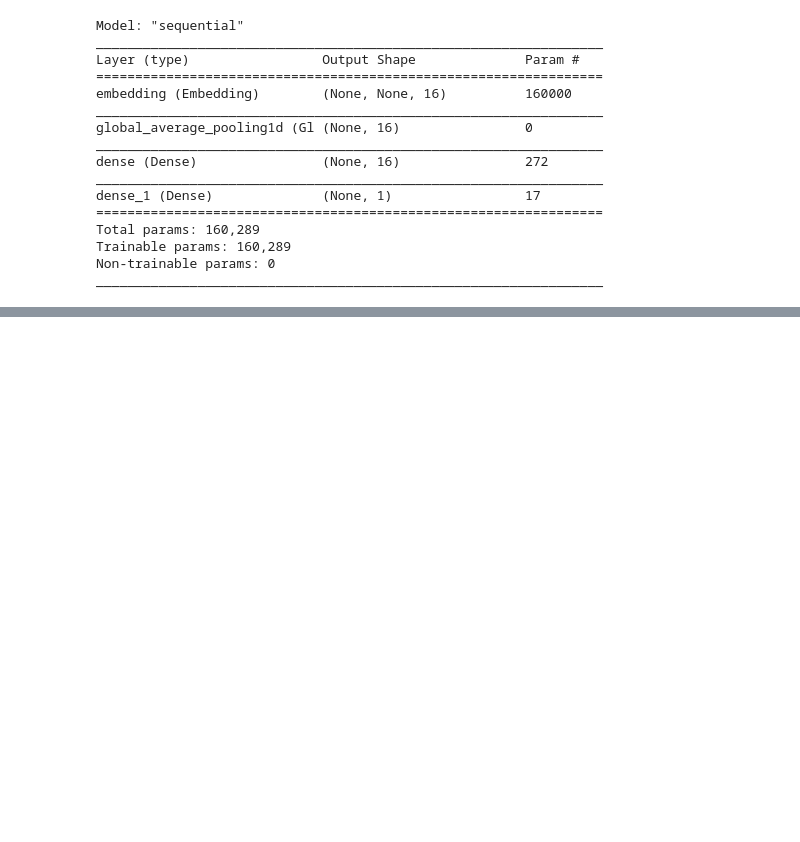
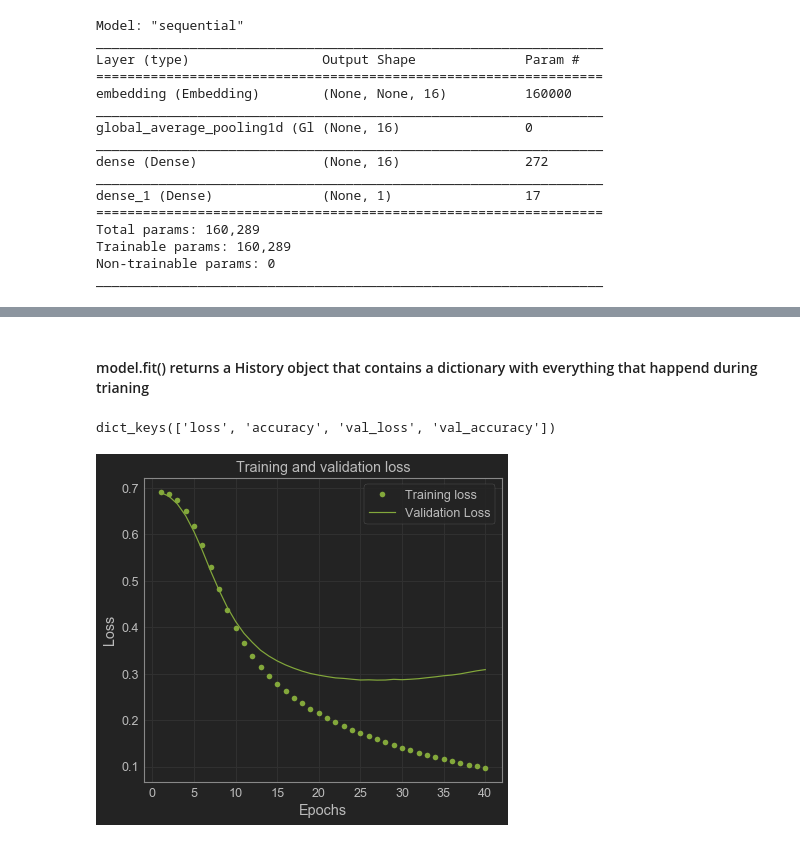
Before and after one commit to jessiemjones/TF-2.0-text-classification, a Jupyter notebook: TF 2.0 text classification.ipynb, the cells around one changed output, grey strips where cells are left out. Saved outputs shown, nothing was run; the diff lists cells and outputs as text; code cells hidden in the pictures; blank space fills up the shorter version.

Commit message:
trained model.  Overfitted

```diff
--- a/TF 2.0 text classification.ipynb
+++ b/TF 2.0 text classification.ipynb
@@ -109,3 +109,7 @@ Total params: 160,289
 Trainable params: 160,289
 Non-trainable params: 0
 _________________________________________________________________
+# %%
+model.compile(optimizer='adam',
+             loss='binary_crossentropy',
+             metrics=['accuracy'])
@@ -111,0 +118,6 @@ _________________________________________________________________
+# %%
+x_val = train_data[:10000]
+partial_x_train = train_data[10000:]
+
+y_val = train_labels[:10000]
+partial_y_train = train_labels[10000:]
@@ -111,0 +126,7 @@ _________________________________________________________________
+# %%
+history = model.fit(partial_x_train,
+                   partial_y_train,
+                   epochs = 40,
+                   batch_size=512,
+                   validation_data=(x_val, y_val),
+                   verbose=1)
@@ -111,0 +158,31 @@ _________________________________________________________________
+# %% [markdown]
+#### model.fit() returns a History object that contains a dictionary with everything that happend during trianing
+# %%
+history_dict = history.history
+history_dict.keys()
+# %% [output]
+dict_keys(['loss', 'accuracy', 'val_loss', 'val_accuracy'])
+# %%
+import matplotlib.pyplot as plt
+from jupyterthemes import jtplot
+
+acc = history_dict['accuracy']
+val_acc = history_dict['val_accuracy']
+loss = history_dict['loss']
+val_loss = history_dict['val_loss']
+
+epochs = range(1, len(acc) + 1)
+
+# 'bo' is for 'green dot'
+plt.plot(epochs, loss, 'go', label='Training loss')
+#'b' is for 'solid green line'
+plt.plot(epochs, val_loss, 'g', label='Validation Loss')
+plt.title('Training and validation loss')
+plt.xlabel('Epochs')
+plt.ylabel('Loss')
+plt.legend()
+
+
+plt.show()
+# %% [output]
+[figure, added]
```
Also changed, not shown: parts of 6 cells of this notebook.
